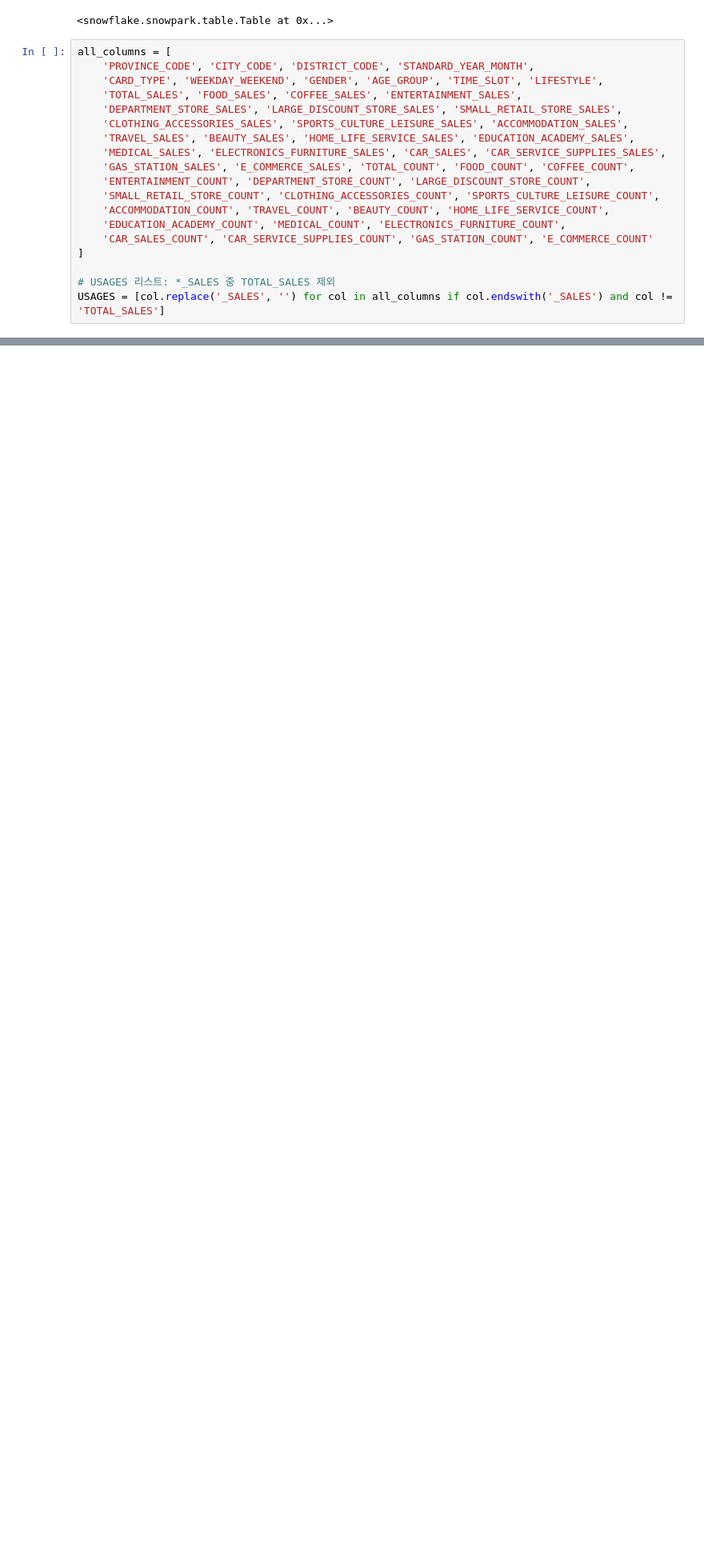
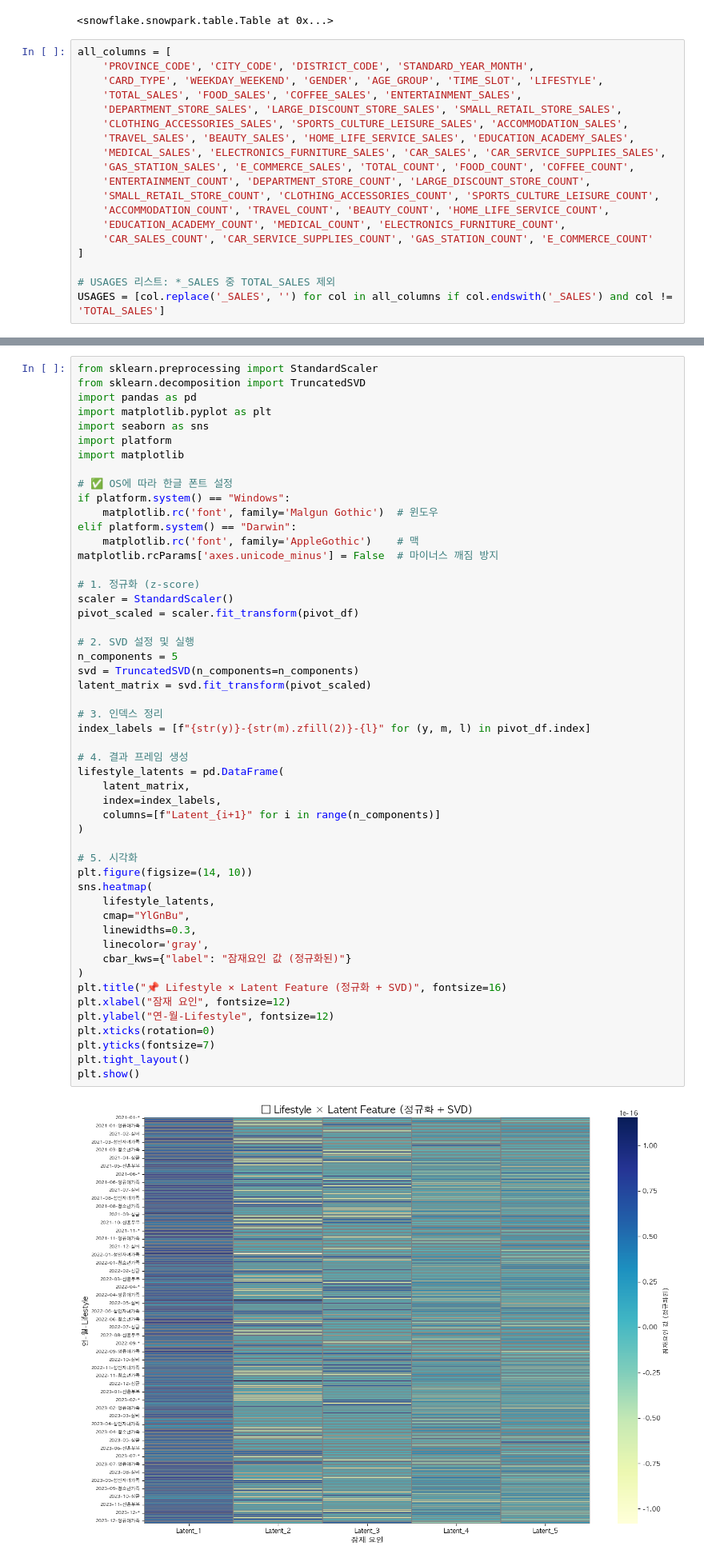
Before and after one commit to Soojin0501/HACKATHON_SnowflakeXStreamlit, a Jupyter notebook: CARBON_WALLET.ipynb, the cells around one changed output, grey strips where cells are left out. Shown at 80% size. Saved outputs shown, nothing was run; the diff lists cells and outputs as text; blank space fills up the shorter version.

```diff
--- a/CARBON_WALLET.ipynb
+++ b/CARBON_WALLET.ipynb
@@ -598,0 +831,53 @@ LIMIT 20
+# %%
+from sklearn.preprocessing import StandardScaler
+from sklearn.decomposition import TruncatedSVD
+import pandas as pd
+import matplotlib.pyplot as plt
+import seaborn as sns
+import platform
+import matplotlib
+
+# ✅ OS에 따라 한글 폰트 설정
+if platform.system() == "Windows":
+    matplotlib.rc('font', family='Malgun Gothic')  # 윈도우
+elif platform.system() == "Darwin":
+    matplotlib.rc('font', family='AppleGothic')    # 맥
+matplotlib.rcParams['axes.unicode_minus'] = False  # 마이너스 깨짐 방지
+
+# 1. 정규화 (z-score)
+scaler = StandardScaler()
+pivot_scaled = scaler.fit_transform(pivot_df)
+
+# 2. SVD 설정 및 실행
+n_components = 5
+svd = TruncatedSVD(n_components=n_components)
+latent_matrix = svd.fit_transform(pivot_scaled)
+
+# 3. 인덱스 정리
+index_labels = [f"{str(y)}-{str(m).zfill(2)}-{l}" for (y, m, l) in pivot_df.index]
+
+# 4. 결과 프레임 생성
+lifestyle_latents = pd.DataFrame(
+    latent_matrix,
+    index=index_labels,
+    columns=[f"Latent_{i+1}" for i in range(n_components)]
+)
+
+# 5. 시각화
+plt.figure(figsize=(14, 10))
+sns.heatmap(
+    lifestyle_latents,
+    cmap="YlGnBu",
+    linewidths=0.3,
+    linecolor='gray',
+    cbar_kws={"label": "잠재요인 값 (정규화된)"}
+)
+plt.title("📌 Lifestyle × Latent Feature (정규화 + SVD)", fontsize=16)
+plt.xlabel("잠재 요인", fontsize=12)
+plt.ylabel("연-월-Lifestyle", fontsize=12)
+plt.xticks(rotation=0)
+plt.yticks(fontsize=7)
+plt.tight_layout()
+plt.show()
+# %% [output]
+[figure, added]
```
Also changed, not shown: parts of 22 cells of this notebook, 5 other files.
